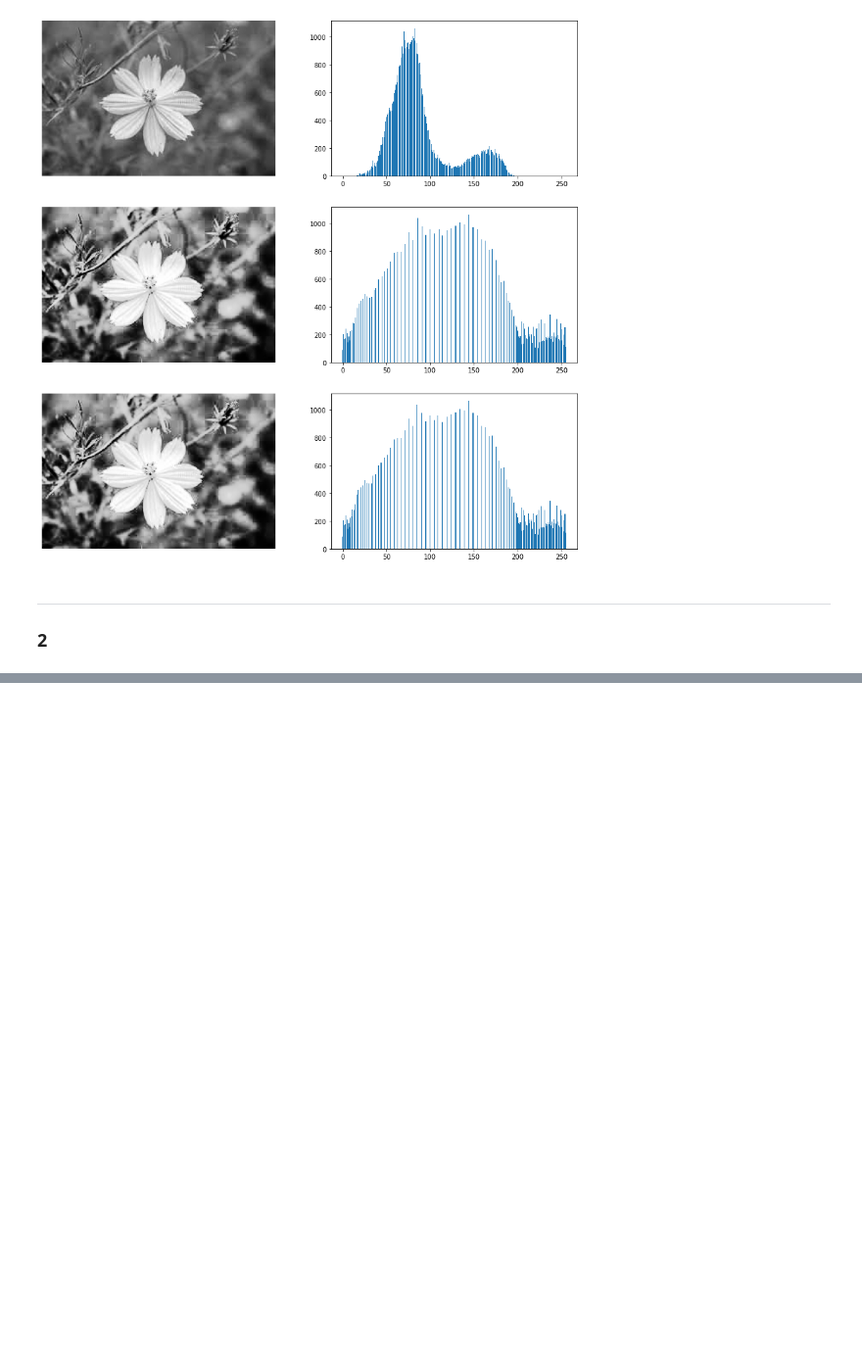
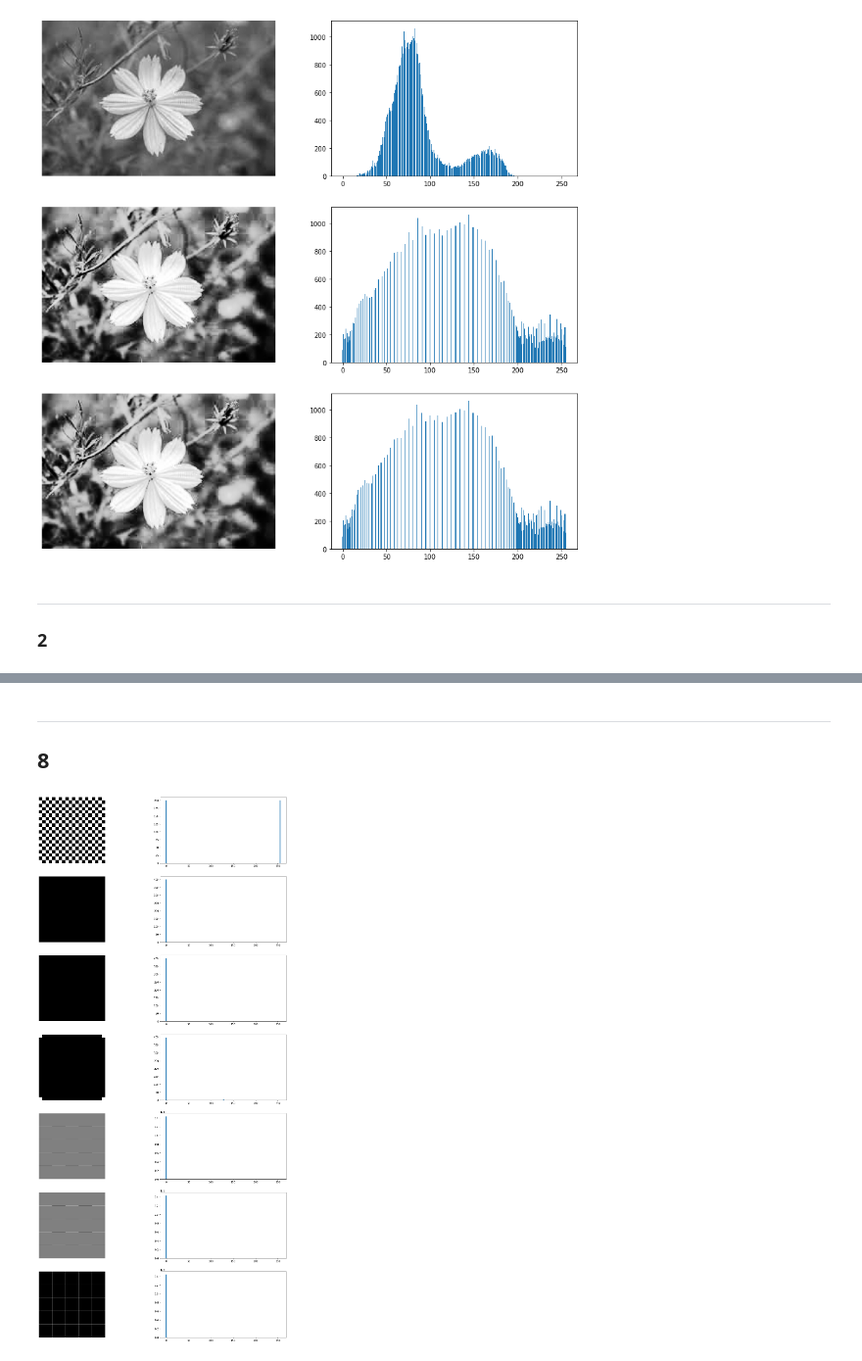
Before and after one commit to phdomingues/FEI-PhD_Masters-Subjects, a Jupyter notebook: ComputerVision/Atv01.ipynb, the cells around one changed output, grey strips where cells are left out. Shown at 98% size. Cells and saved outputs as stored; diff of their text form; code cells hidden in the pictures; blank space fills up the shorter version.

```diff
--- a/ComputerVision/Atv01.ipynb
+++ b/ComputerVision/Atv01.ipynb
@@ -117,0 +202,32 @@ show_image(result)
+# %% [markdown]
+---
+
+## 8
+# %%
+img = np.zeros((20,20))
+for i in range(img.shape[0]):
+    for j in range(img.shape[1]):
+        if (i+j)%2:
+            img[i][j] = 255
+
+sobelx = cv2.Sobel(img,cv2.CV_64F,1,0,ksize=3)  # x
+sobely = cv2.Sobel(img,cv2.CV_64F,0,1,ksize=3)  # y
+edges = filters.sobel(img)
+abs_sobel= np.absolute(edges)
+
+# Big checkboard
+c = cv2.imread("images/checkerboard.png",0)
+c_sbx = cv2.Sobel(c,cv2.CV_64F,0,1,ksize=3)
+c_sby = cv2.Sobel(c,cv2.CV_64F,0,1,ksize=3)
+c_sba = np.absolute(filters.sobel(c))
+
+fig, ax = plt.subplots(7,2, figsize=(20,40))
+show_image(img, ax=ax[0][0]); plot_histogram(histogram(img), ax=ax[0][1], width=2)
+show_image(sobelx, ax=ax[1][0]); plot_histogram(histogram(sobelx), ax=ax[1][1], width=2)
+show_image(sobely, ax=ax[2][0]); plot_histogram(histogram(sobely), ax=ax[2][1], width=2)
+show_image(abs_sobel, ax=ax[3][0]); plot_histogram(histogram(abs_sobel), ax=ax[3][1], width=2)
+show_image(c_sbx, ax=ax[4][0]); plot_histogram(histogram(c_sbx), ax=ax[4][1], width=2)
+show_image(c_sby, ax=ax[5][0]); plot_histogram(histogram(c_sby), ax=ax[5][1], width=2)
+show_image(c_sba, ax=ax[6][0]); plot_histogram(histogram(c_sba), ax=ax[6][1], width=2)
+# %% [output]
+[figure, added]
```
Also changed, not shown: parts of 7 cells of this notebook, 3 other files.
